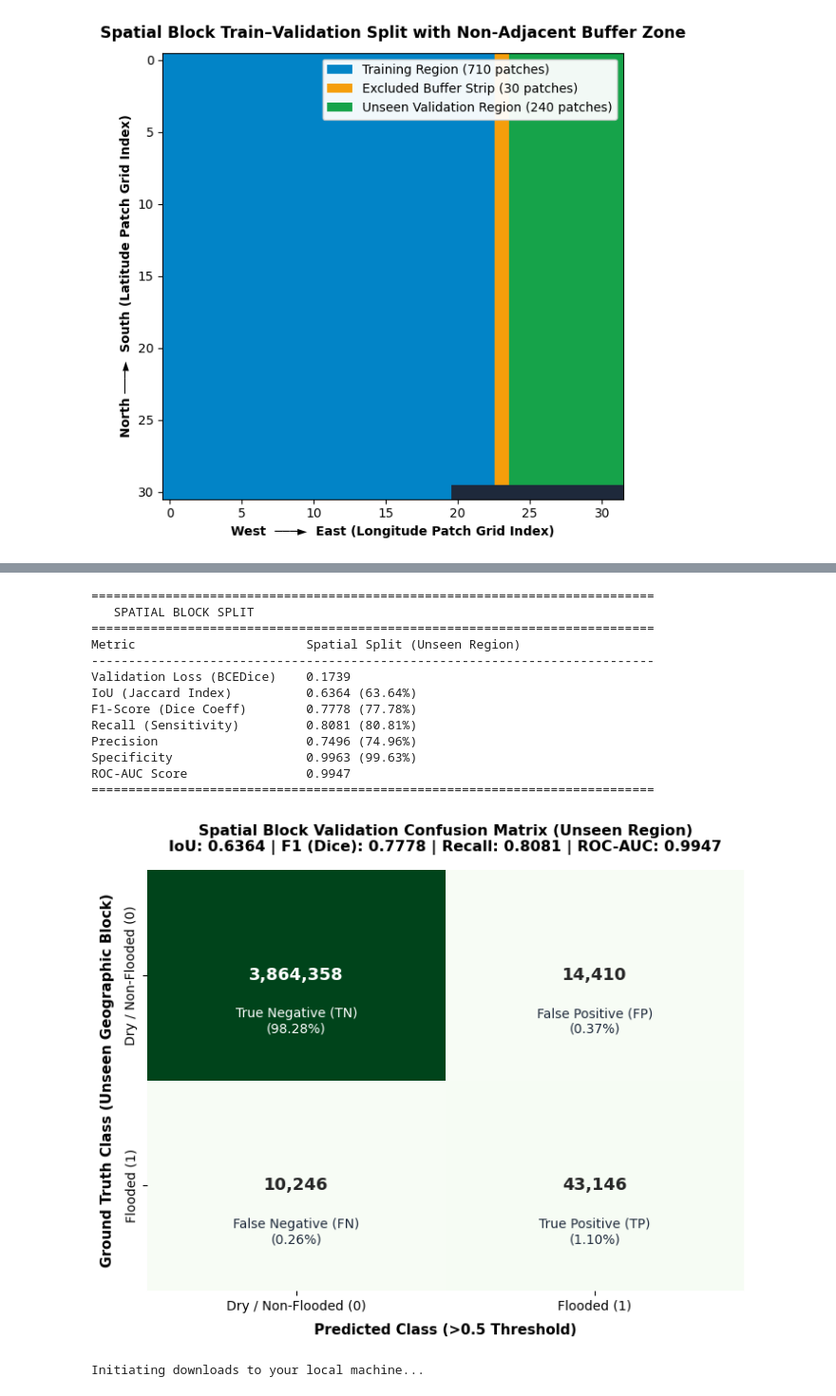
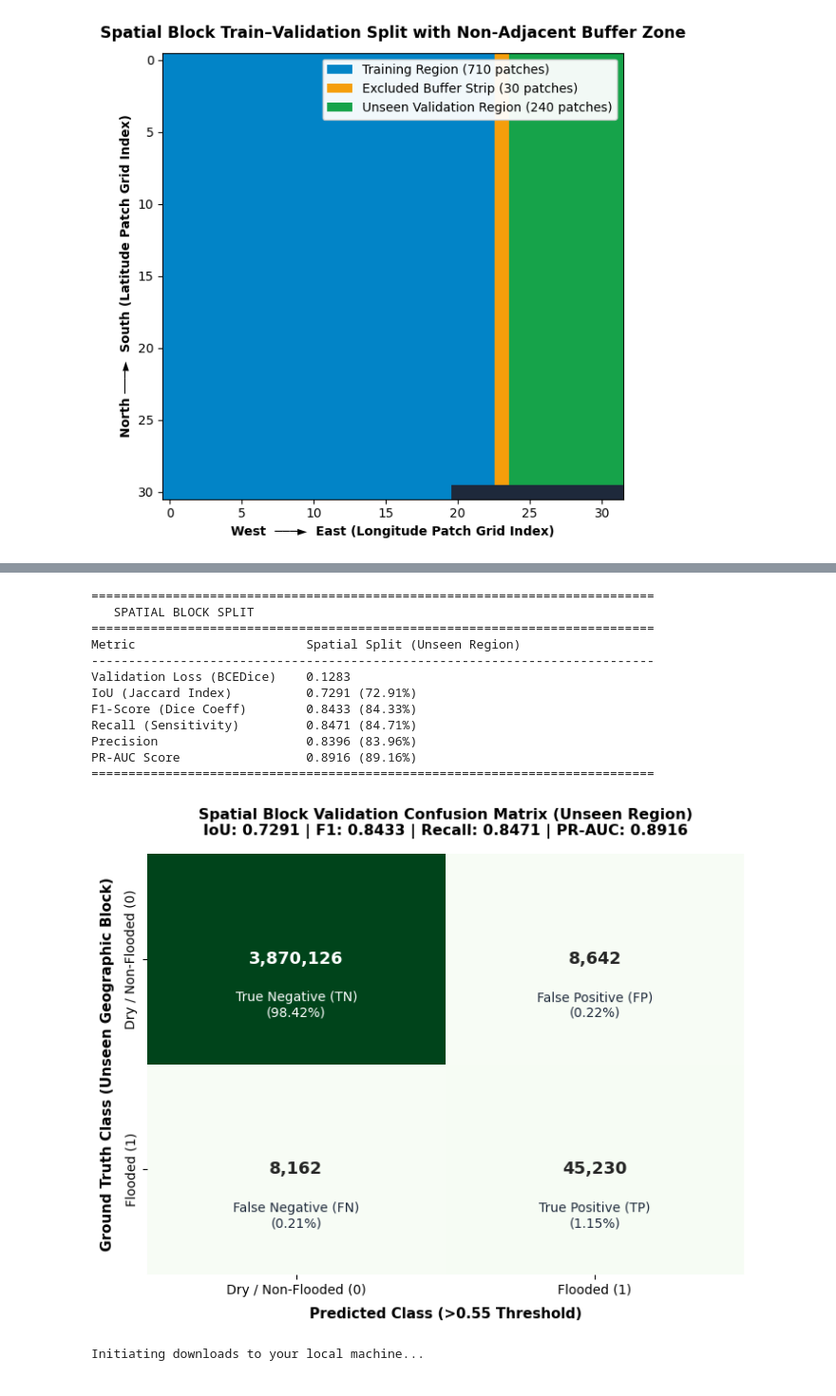
Before and after one commit to WMacharia/FloodVisualizationDashboard, a Jupyter notebook: Flood_Dashboard.ipynb, the cells around one changed output, grey strips where cells are left out. Shown at 95% size. Cells and saved outputs as stored; diff of their text form; code cells hidden in the pictures.

Commit message:
Final model training and evaluation

```diff
--- a/Flood_Dashboard.ipynb
+++ b/Flood_Dashboard.ipynb
@@ -730,7 +367,7 @@ criterion = BCEDiceLoss(pos_weight_val=4.0)
 optimizer = torch.optim.Adam(model.parameters(), lr=1e-3, weight_decay=1e-5)
 scheduler = torch.optim.lr_scheduler.ReduceLROnPlateau(optimizer, mode='min', factor=0.5, patience=5)
 
-epochs = 700
+epochs = 500
 best_spatial_val_loss = float("inf")
 spatial_model_path = '/content/drive/MyDrive/Flood_Project/best_unet_spatial.pth'
 
@@ -817,15 +454,16 @@ import numpy as np
 import matplotlib.pyplot as plt
 import seaborn as sns
 import torch
-from sklearn.metrics import confusion_matrix, roc_curve, auc
+from sklearn.metrics import confusion_matrix, average_precision_score
 from google.colab import files
 
 # -------------------------------------------------------------------------
 # 1. Load Best Saved Checkpoint & Evaluate Model
 # -------------------------------------------------------------------------
 spatial_model_path = '/content/drive/MyDrive/Flood_Project/best_unet_spatial.pth'
+threshold = 0.55
 
-# Load the Epoch 116 weights from Drive into the active model
+# Load the weights from Drive into the active model
 ckpt = torch.load(spatial_model_path, map_location=device)
 state_dict = ckpt['model_state_dict'] if isinstance(ckpt, dict) and 'model_state_dict' in ckpt else ckpt
 model.load_state_dict(state_dict)
@@ -836,7 +474,6 @@ sp_probs, sp_targets = [], []
 
 with torch.no_grad():
     for X_b, y_b in spatial_val_loader:
-# ... (keep the rest of your exact code from here down) ...
         X_b, y_b = X_b.to(device), y_b.to(device)
         logits = model(X_b)
         sp_val_loss += criterion(logits, y_b).item() * X_b.size(0)
@@ -845,7 +482,9 @@ with torch.no_grad():
 
 sp_prob = np.concatenate(sp_probs)
 sp_true = np.concatenate(sp_targets).astype(np.uint8)
-sp_pred = (sp_prob > 0.5).astype(np.uint8)
+
+# Apply the optimized 0.55 threshold
+sp_pred = (sp_prob >= threshold).astype(np.uint8)
 
 cm_sp = confusion_matrix(sp_true, sp_pred)
 tn_s, fp_s, fn_s, tp_s = cm_sp.ravel()
@@ -853,34 +492,32 @@ tn_s, fp_s, fn_s, tp_s = cm_sp.ravel()
 sp_loss = sp_val_loss / len(spatial_val_set)
 sp_prec = tp_s / (tp_s + fp_s + 1e-6)
 sp_rec  = tp_s / (tp_s + fn_s + 1e-6)
-sp_spec = tn_s / (tn_s + fp_s + 1e-6)
 sp_f1   = (2.0 * sp_prec * sp_rec) / (sp_prec + sp_rec + 1e-6)
 sp_iou  = tp_s / (tp_s + fp_s + fn_s + 1e-6)
 
+# Calculate PR-AUC (Precision-Recall Area Under Curve)
 max_pts = 400000
 if len(sp_true) > max_pts:
     idx_s = np.random.default_rng(42).choice(len(sp_true), size=max_pts, replace=False)
-    fpr_s, tpr_s, _ = roc_curve(sp_true[idx_s], sp_prob[idx_s])
+    sp_pr_auc = average_precision_score(sp_true[idx_s], sp_prob[idx_s])
 else:
-    fpr_s, tpr_s, _ = roc_curve(sp_true, sp_prob)
-sp_auc = auc(fpr_s, tpr_s)
+    sp_pr_auc = average_precision_score(sp_true, sp_prob)
 
 # -------------------------------------------------------------------------
 # 2. Print Metrics & Save to Text File
 # -------------------------------------------------------------------------
-report_text = f"""{'=' * 76}
+report_text = f"""{'='*76}
    SPATIAL BLOCK SPLIT
-{'=' * 76}
+{'='*76}
 {'Metric':<28} {'Spatial Split (Unseen Region)':<22}
-{'-' * 76}
+{'-'*76}
 {'Validation Loss (BCEDice)':<28} {sp_loss:.4f}
 {'IoU (Jaccard Index)':<28} {sp_iou:.4f} ({sp_iou*100:.2f}%)
 {'F1-Score (Dice Coeff)':<28} {sp_f1:.4f} ({sp_f1*100:.2f}%)
 {'Recall (Sensitivity)':<28} {sp_rec:.4f} ({sp_rec*100:.2f}%)
 {'Precision':<28} {sp_prec:.4f} ({sp_prec*100:.2f}%)
-{'Specificity':<28} {sp_spec:.4f} ({sp_spec*100:.2f}%)
-{'ROC-AUC Score':<28} {sp_auc:.4f}
-{'=' * 76}
+{'PR-AUC Score':<28} {sp_pr_auc:.4f} ({sp_pr_auc*100:.2f}%)
+{'='*76}
 """
 
 print(report_text)
@@ -899,7 +536,7 @@ sns.heatmap(
     cm_sp,
     annot=True,
     fmt=",d",
-    cmap="Greens", # Using Greens to differentiate from your baseline Blues matrix
+    cmap="Greens",
     xticklabels=labels,
     yticklabels=labels,
     cbar=False,
@@ -909,10 +546,10 @@ sns.heatmap(
 
 ax.set_title(
     f"Spatial Block Validation Confusion Matrix (Unseen Region)\n"
-    f"IoU: {sp_iou:.4f} | F1 (Dice): {sp_f1:.4f} | Recall: {sp_rec:.4f} | ROC-AUC: {sp_auc:.4f}",
+    f"IoU: {sp_iou:.4f} | F1: {sp_f1:.4f} | Recall: {sp_rec:.4f} | PR-AUC: {sp_pr_auc:.4f}",
     fontsize=11.5, weight="bold", pad=14
 )
-ax.set_xlabel("Predicted Class (>0.5 Threshold)", fontsize=11, labelpad=8, weight="bold")
+ax.set_xlabel(f"Predicted Class (>{threshold} Threshold)", fontsize=11, labelpad=8, weight="bold")
 ax.set_ylabel("Ground Truth Class (Unseen Geographic Block)", fontsize=11, labelpad=8, weight="bold")
 
 quad_names = [
@@ -920,41 +557,40 @@ quad_names = [
     ["False Negative (FN)", "True Positive (TP)"]
 ]
 total_s = cm_sp.sum()
 for r in range(2):
     for c in range(2):
         pct = (cm_sp[r, c] / total_s) * 100
         txt_color = "white" if cm_sp[r, c] > cm_sp.max() * 0.5 else "#1e293b"
         ax.text(
             c + 0.5, r + 0.72,
             f"{quad_names[r][c]}\n({pct:.2f}%)",
             ha="center", va="center", color=txt_color, fontsize=10
         )
 
 plt.tight_layout()
 plt.savefig("spatial_split_confusion_matrix.png", dpi=300)
 plt.show()
 
 # -------------------------------------------------------------------------
 # 4. Download Files to Local Machine
 # -------------------------------------------------------------------------
 print("\nInitiating downloads to your local machine...")
 files.download("spatial_split_metrics.txt")
 files.download("spatial_split_confusion_matrix.png")
 # %% [output]
 ============================================================================
    SPATIAL BLOCK SPLIT
 ============================================================================
 Metric                       Spatial Split (Unseen Region)
 ----------------------------------------------------------------------------
-Validation Loss (BCEDice)    0.1739
-IoU (Jaccard Index)          0.6364 (63.64%)
-F1-Score (Dice Coeff)        0.7778 (77.78%)
-Recall (Sensitivity)         0.8081 (80.81%)
-Precision                    0.7496 (74.96%)
-Specificity                  0.9963 (99.63%)
-ROC-AUC Score                0.9947
+Validation Loss (BCEDice)    0.1283
+IoU (Jaccard Index)          0.7291 (72.91%)
+F1-Score (Dice Coeff)        0.8433 (84.33%)
+Recall (Sensitivity)         0.8471 (84.71%)
+Precision                    0.8396 (83.96%)
+PR-AUC Score                 0.8916 (89.16%)
 ============================================================================
-[figure, old version]
+[figure, new version]
 Initiating downloads to your local machine...
 [interactive output not drawn]
 [interactive output not drawn]
```
Also changed, not shown: parts of 4 cells of this notebook.
